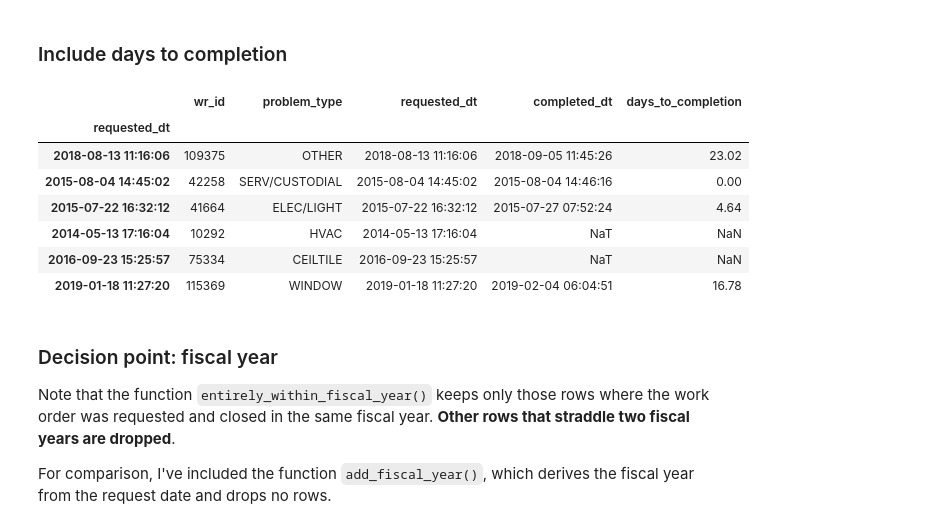
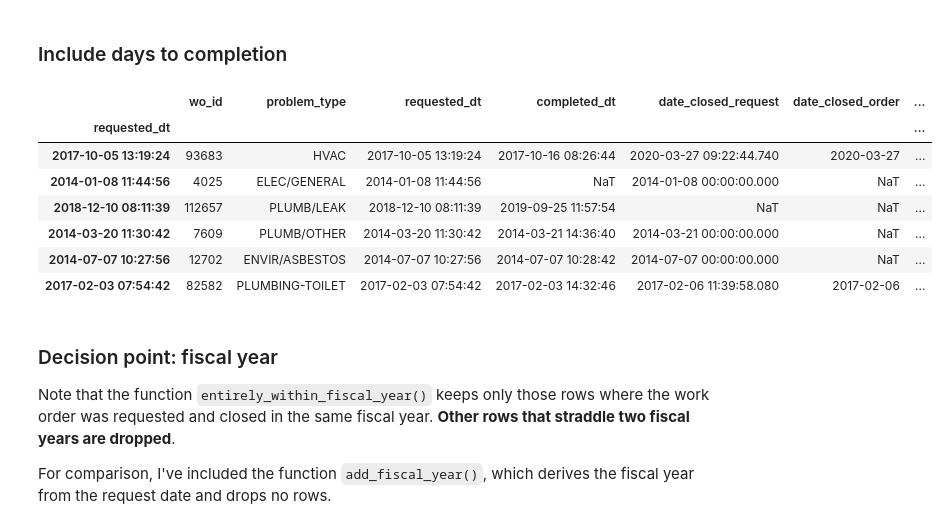
Before and after one commit to department-of-general-services/KPI_central, a Jupyter notebook: FMD_scorecard.ipynb, the cells around one changed output. Drawn from its saved outputs; the diff is of its cells as text; code cells hidden in the pictures.

```diff
--- a/FMD_scorecard.ipynb
+++ b/FMD_scorecard.ipynb
@@ -123,7 +123,6 @@ wr_dt = glue_date_time(wr_deduped, "date_requested", "time_requested", "requeste
 # glue the date and time for completion
 wr_dt = glue_date_time(wr_dt, "date_completed", "time_completed", "completed_dt")
 
-# convert "date closed" to date time (this column has no time information)
-wr_dt["date_closed"] = wr_dt["date_closed"].astype("datetime64")
-
-wr_dt[["wo_id", "requested_dt", "completed_dt", "date_closed"]].sample(3)
+wr_dt["date_closed_request"] = wr_dt["date_closed_request"].astype("datetime64")
+# convert "date closed_order" to date time (this column has no time information)
+wr_dt["date_closed_order"] = wr_dt["date_closed_order"].astype("datetime64")
@@ -141,16 +153,45 @@ wr_durations = compute_days_to_completion(wr_dt)
+# %%
+def compute_days_to_completion(df):
+    df = df.copy()
+    # compute days to completion
+    df["days_to_completion"] = df.apply(
+        lambda x: (x["completed_dt"] - x["requested_dt"]) / np.timedelta64(1, "D"),
+        axis=1,
+    ).round(2)
+    # compute days to close
+    df["days_to_close"] = df.apply(
+        lambda x: (x["date_closed_request"] - x["requested_dt"]) / np.timedelta64(1, "D"),
+        axis=1,
+    ).round(2)
+    # set the index
+    df = df.set_index(keys="requested_dt", verify_integrity=False, drop=False)
+    return df
+
+
+wr_durations = compute_days_to_completion(wr_dt)
 # %%
 wr_durations[
-    ["wr_id", "problem_type", "requested_dt", "completed_dt", "days_to_completion"]
-].sample(6, random_state=444)
+    [
+        "wr_id",
+        "problem_type",
+        "requested_dt",
+        "completed_dt",
+        "date_closed_request",
+        "date_closed_order",
+        "days_to_completion",
+        "days_to_close",
+        "status"
+    ]
+].sample(6, random_state=445)
 # %% [output]
-|  | wr_id | problem_type | requested_dt | completed_dt | days_to_completion |
-| requested_dt |  |  |  |  |  |
-| 2018-08-13 11:16:06 | 109375 | OTHER | 2018-08-13 11:16:06 | 2018-09-05 11:45:26 | 23.02 |
-| 2015-08-04 14:45:02 | 42258 | SERV/CUSTODIAL | 2015-08-04 14:45:02 | 2015-08-04 14:46:16 | 0.00 |
-| 2015-07-22 16:32:12 | 41664 | ELEC/LIGHT | 2015-07-22 16:32:12 | 2015-07-27 07:52:24 | 4.64 |
-| 2014-05-13 17:16:04 | 10292 | HVAC | 2014-05-13 17:16:04 | NaT | NaN |
-| 2016-09-23 15:25:57 | 75334 | CEILTILE | 2016-09-23 15:25:57 | NaT | NaN |
-| 2019-01-18 11:27:20 | 115369 | WINDOW | 2019-01-18 11:27:20 | 2019-02-04 06:04:51 | 16.78 |
+|  | wo_id | problem_type | requested_dt | completed_dt | date_closed_request | date_closed_order | ... |
+| requested_dt |  |  |  |  |  |  | ... |
+| 2017-10-05 13:19:24 | 93683 | HVAC | 2017-10-05 13:19:24 | 2017-10-16 08:26:44 | 2020-03-27 09:22:44.740 | 2020-03-27 | ... |
+| 2014-01-08 11:44:56 | 4025 | ELEC/GENERAL | 2014-01-08 11:44:56 | NaT | 2014-01-08 00:00:00.000 | NaT | ... |
+| 2018-12-10 08:11:39 | 112657 | PLUMB/LEAK | 2018-12-10 08:11:39 | 2019-09-25 11:57:54 | NaT | NaT | ... |
+| 2014-03-20 11:30:42 | 7609 | PLUMB/OTHER | 2014-03-20 11:30:42 | 2014-03-21 14:36:40 | 2014-03-21 00:00:00.000 | NaT | ... |
+| 2014-07-07 10:27:56 | 12702 | ENVIR/ASBESTOS | 2014-07-07 10:27:56 | 2014-07-07 10:28:42 | 2014-07-07 00:00:00.000 | NaT | ... |
+| 2017-02-03 07:54:42 | 82582 | PLUMBING-TOILET | 2017-02-03 07:54:42 | 2017-02-03 14:32:46 | 2017-02-06 11:39:58.080 | 2017-02-06 | ... |
 # %% [markdown]
 ### Decision point: fiscal year
 Note that the function `entirely_within_fiscal_year()` keeps only those rows where the work order was requested and closed in the same fiscal year. __Other rows that straddle two fiscal years are dropped__.
```
Also changed, not shown: parts of 24 cells of this notebook, 2 other files.
